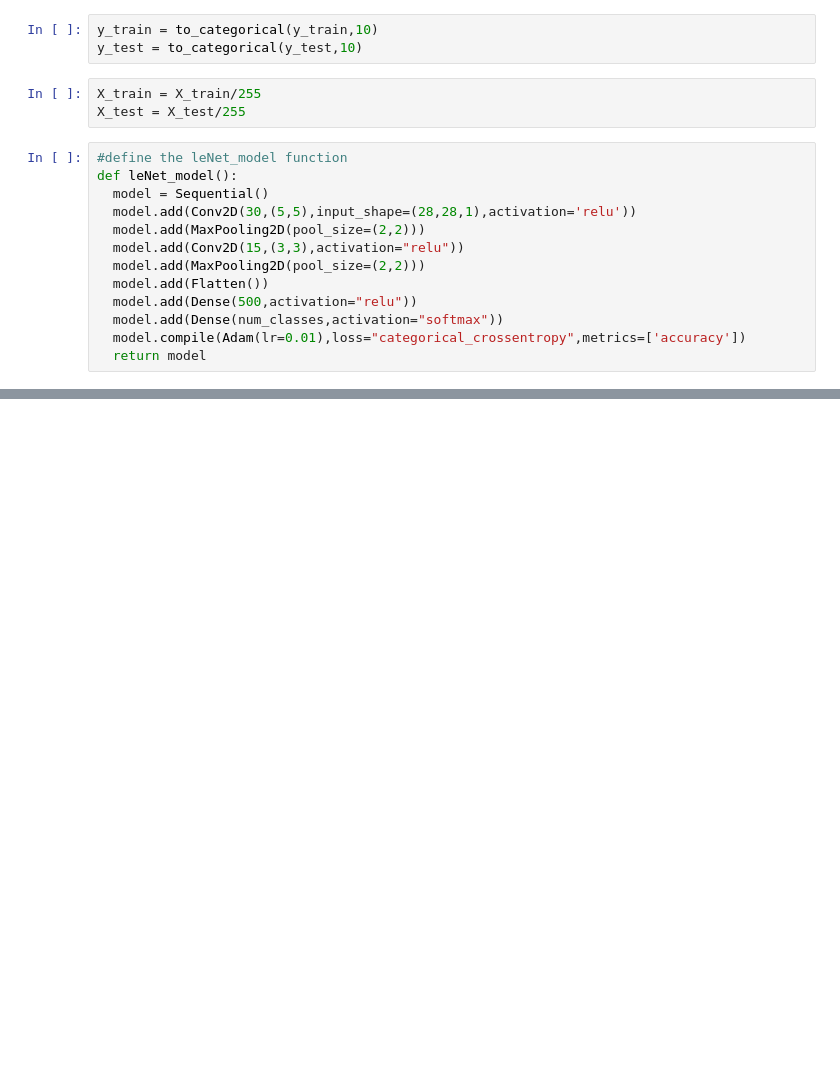
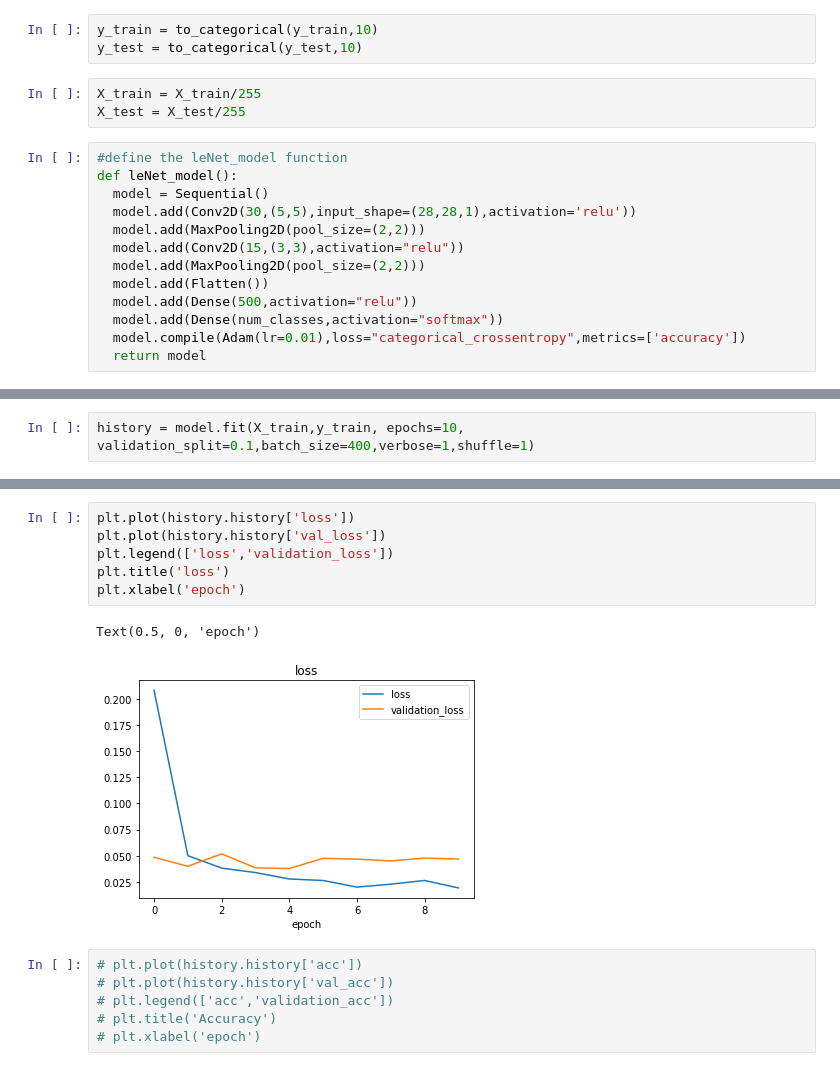
Before and after one commit to sun-fox/Deep-Learning-CNN, a Jupyter notebook: Handwriiten_digits_recognition_CNN.ipynb, the cells around one changed output, grey strips where cells are left out. Drawn from its saved outputs; the diff is of its cells as text; blank space fills up the shorter version.

```diff
--- a/Handwriiten_digits_recognition_CNN.ipynb
+++ b/Handwriiten_digits_recognition_CNN.ipynb
@@ -109,3 +104,5 @@ Trainable params: 197,855
 Non-trainable params: 0
 _________________________________________________________________
 None
+# %%
+history = model.fit(X_train,y_train, epochs=10, validation_split=0.1,batch_size=400,verbose=1,shuffle=1)
@@ -111,0 +127,15 @@ None
+# %%
+plt.plot(history.history['loss'])
+plt.plot(history.history['val_loss'])
+plt.legend(['loss','validation_loss'])
+plt.title('loss')
+plt.xlabel('epoch')
+# %% [output]
+Text(0.5, 0, 'epoch')
+[figure, added]
+# %%
+# plt.plot(history.history['acc'])
+# plt.plot(history.history['val_acc'])
+# plt.legend(['acc','validation_acc'])
+# plt.title('Accuracy')
+# plt.xlabel('epoch')
```
Also changed, not shown: parts of 15 cells of this notebook.
